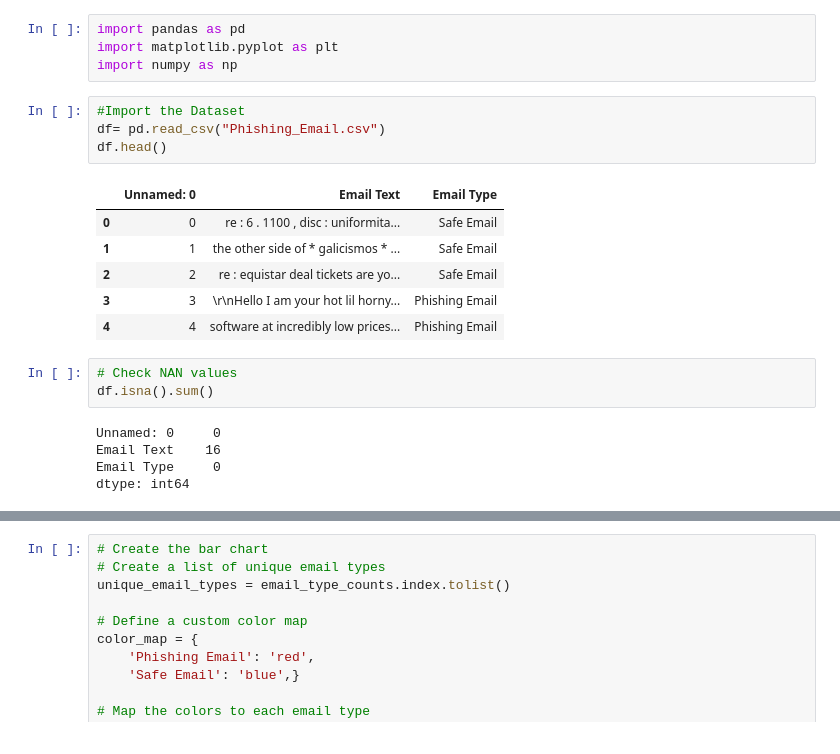
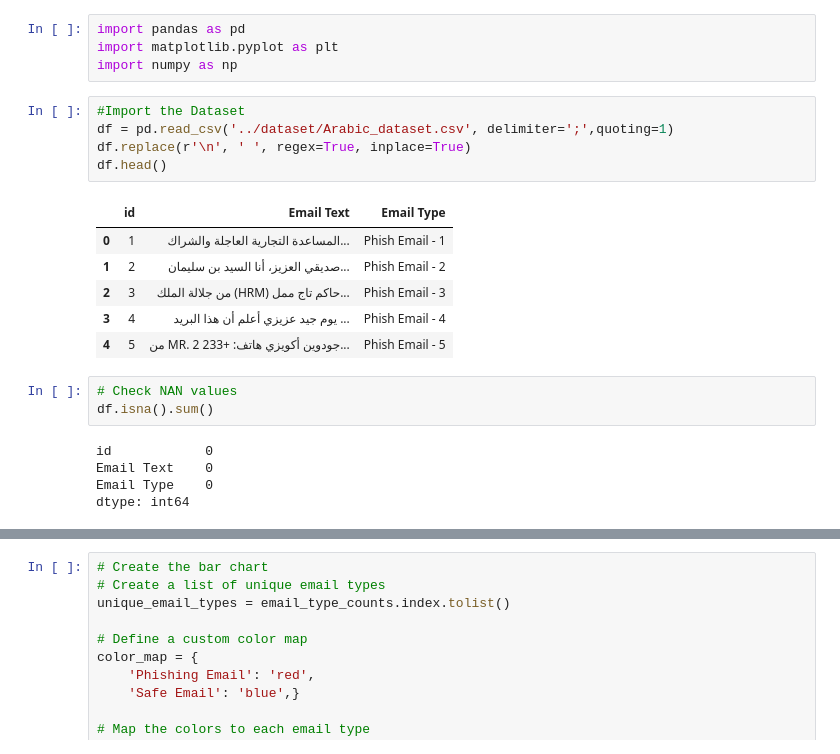
Before and after one commit to RanaShafi04/osint-phishing, a Jupyter notebook: random_forest/notebook_RF.ipynb, the cells around one changed output, grey strips where cells are left out. Drawn from its saved outputs; the diff is of its cells as text.

```diff
--- a/random_forest/notebook_RF.ipynb
+++ b/random_forest/notebook_RF.ipynb
@@ -22,22 +22,23 @@ import matplotlib.pyplot as plt
 import numpy as np
 # %%
 #Import the Dataset
-df= pd.read_csv("Phishing_Email.csv")
+df = pd.read_csv('../dataset/Arabic_dataset.csv', delimiter=';',quoting=1)
+df.replace(r'\n', ' ', regex=True, inplace=True)
 df.head()
 # %% [output]
-|  | Unnamed: 0 | Email Text | Email Type |
-| 0 | 0 | re : 6 . 1100 , disc : uniformita... | Safe Email |
-| 1 | 1 | the other side of * galicismos * ... | Safe Email |
-| 2 | 2 | re : equistar deal tickets are yo... | Safe Email |
-| 3 | 3 | \r\nHello I am your hot lil horny... | Phishing Email |
-| 4 | 4 | software at incredibly low prices... | Phishing Email |
+|  | id | Email Text | Email Type |
+| 0 | 1 | المساعدة التجارية العاجلة والشراك... | Phish Email - 1 |
+| 1 | 2 | صديقي العزيز، أنا السيد بن سليمان... | Phish Email - 2 |
+| 2 | 3 | من جلالة الملك (HRM) حاكم تاج ممل... | Phish Email - 3 |
+| 3 | 4 | يوم جيد عزيزي أعلم أن هذا البريد ... | Phish Email - 4 |
+| 4 | 5 | من MR. جودوين أكويزي هاتف: +233 2... | Phish Email - 5 |
 # %%
 # Check NAN values
 df.isna().sum()
 # %% [output]
-Unnamed: 0     0
-Email Text    16
-Email Type     0
+id            0
+Email Text    0
+Email Type    0
 dtype: int64
 # %%
 #Drop tha Na values
```
Also changed, not shown: parts of 10 cells of this notebook, 6 other files.
